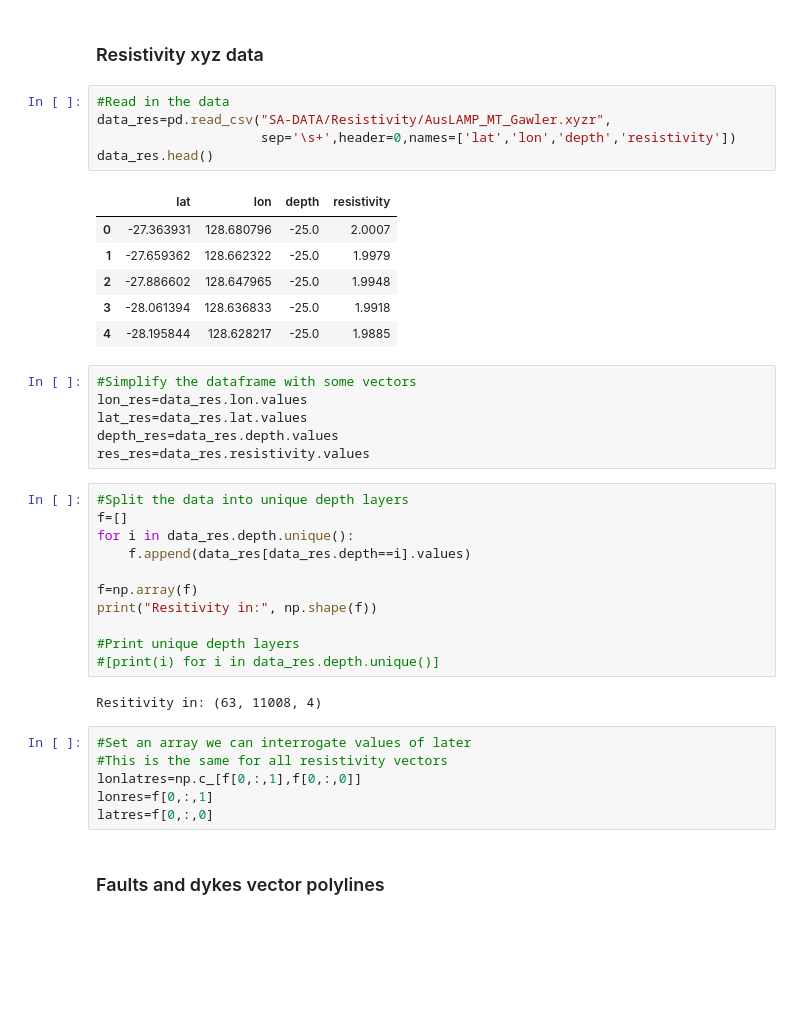
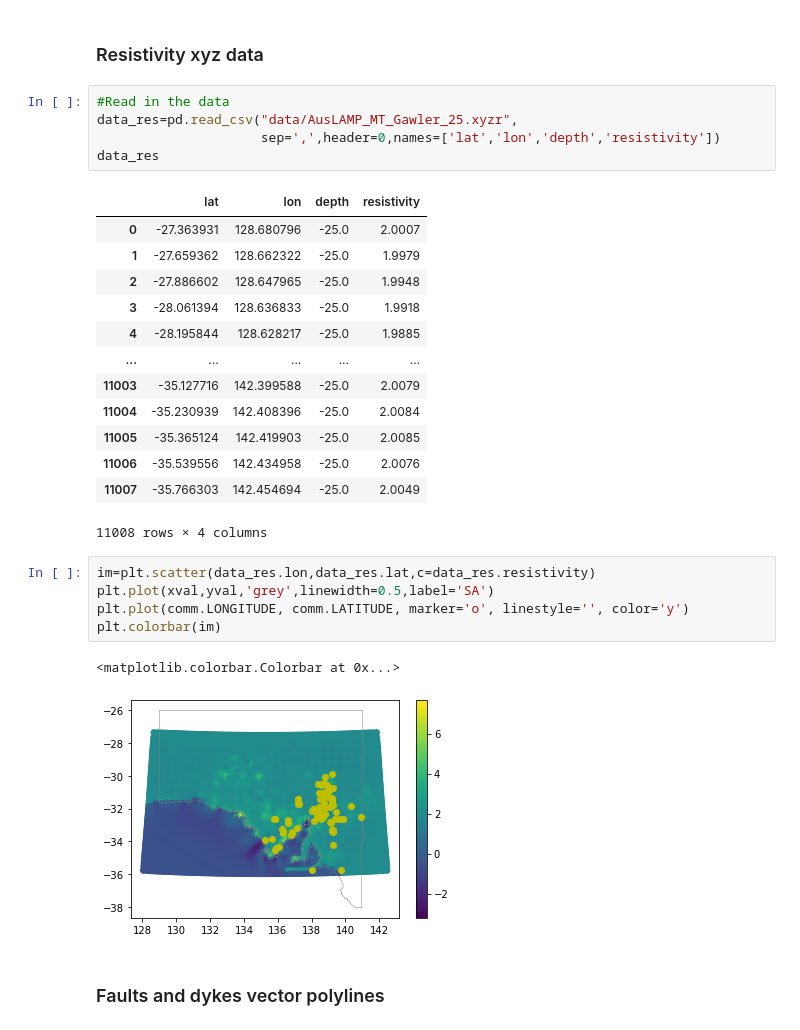
Before and after one commit to Sydney-Informatics-Hub/geopython-pawsey, a Jupyter notebook: _ipynb/01-build_the_data.ipynb, the cells around one changed output. Cells and saved outputs as stored; diff of their text form; blank space fills up the shorter version.

```diff
--- a/_ipynb/01-build_the_data.ipynb
+++ b/_ipynb/01-build_the_data.ipynb
@@ -217,41 +242,31 @@ Each geophysical dataset could offer instight into various commodities. Here we
 ### Resistivity xyz data
 # %%
 #Read in the data
-data_res=pd.read_csv("SA-DATA/Resistivity/AusLAMP_MT_Gawler.xyzr",
-                     sep='\s+',header=0,names=['lat','lon','depth','resistivity'])
-data_res.head()
+data_res=pd.read_csv("data/AusLAMP_MT_Gawler_25.xyzr",
+                     sep=',',header=0,names=['lat','lon','depth','resistivity'])
+data_res
 # %% [output]
 |  | lat | lon | depth | resistivity |
 | 0 | -27.363931 | 128.680796 | -25.0 | 2.0007 |
 | 1 | -27.659362 | 128.662322 | -25.0 | 1.9979 |
 | 2 | -27.886602 | 128.647965 | -25.0 | 1.9948 |
 | 3 | -28.061394 | 128.636833 | -25.0 | 1.9918 |
 | 4 | -28.195844 | 128.628217 | -25.0 | 1.9885 |
+| ... | ... | ... | ... | ... |
+| 11003 | -35.127716 | 142.399588 | -25.0 | 2.0079 |
+| 11004 | -35.230939 | 142.408396 | -25.0 | 2.0084 |
+| 11005 | -35.365124 | 142.419903 | -25.0 | 2.0085 |
+| 11006 | -35.539556 | 142.434958 | -25.0 | 2.0076 |
+| 11007 | -35.766303 | 142.454694 | -25.0 | 2.0049 |
+11008 rows × 4 columns
-# %%
-#Simplify the dataframe with some vectors
-lon_res=data_res.lon.values
-lat_res=data_res.lat.values
-depth_res=data_res.depth.values
-res_res=data_res.resistivity.values
-# %%
-#Split the data into unique depth layers
-f=[]
-for i in data_res.depth.unique():
-    f.append(data_res[data_res.depth==i].values)
-
-f=np.array(f)
-print("Resitivity in:", np.shape(f))
-
-#Print unique depth layers
-#[print(i) for i in data_res.depth.unique()]
-# %% [output]
-Resitivity in: (63, 11008, 4)
-# %%
-#Set an array we can interrogate values of later
-#This is the same for all resistivity vectors
-lonlatres=np.c_[f[0,:,1],f[0,:,0]]
-lonres=f[0,:,1]
-latres=f[0,:,0]
+# %%
+im=plt.scatter(data_res.lon,data_res.lat,c=data_res.resistivity)
+plt.plot(xval,yval,'grey',linewidth=0.5,label='SA')
+plt.plot(comm.LONGITUDE, comm.LATITUDE, marker='o', linestyle='', color='y')
+plt.colorbar(im)
+# %% [output]
+<matplotlib.colorbar.Colorbar at 0x...>
+[figure, added]
 # %% [markdown]
 ### Faults and dykes vector polylines
 # %%
```
Also changed, not shown: parts of 20 cells of this notebook, 56 other files.
